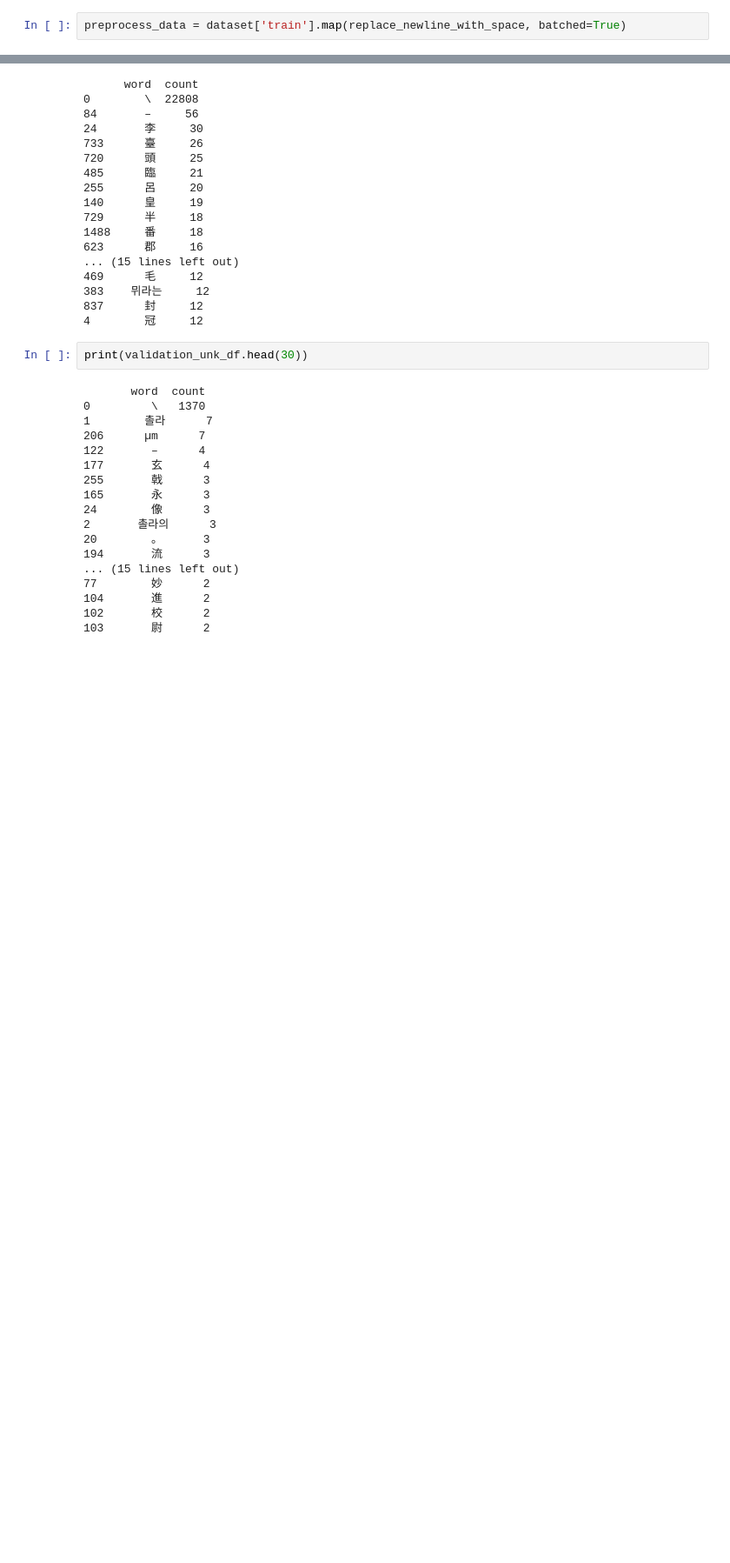
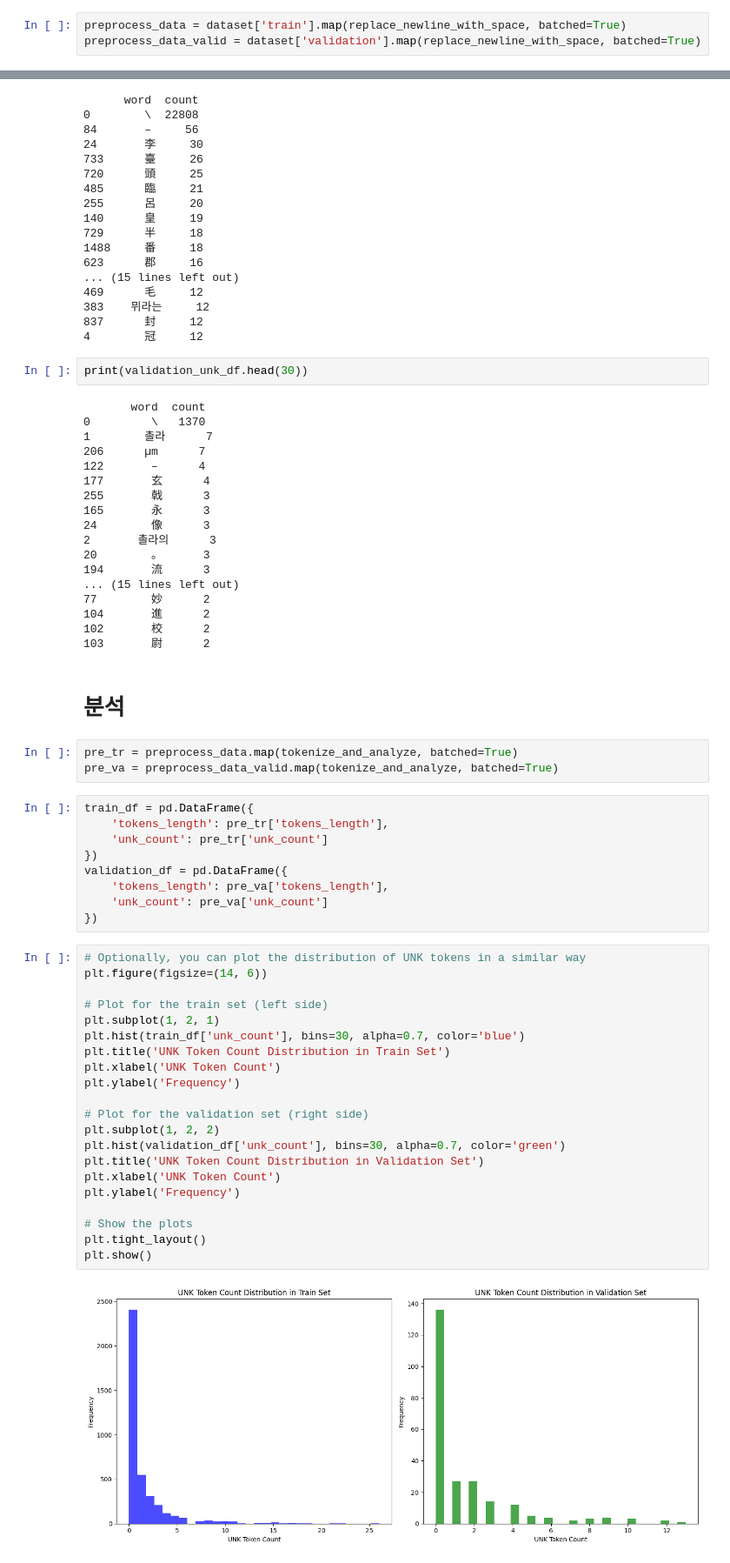
Before and after one commit to boostcampaitech7/level2-mrc-nlp-03, a Jupyter notebook: code/EDA/tokenized_context_EDA.ipynb, the cells around one changed output, grey strips where cells are left out. Shown at 87% size. Saved outputs shown, nothing was run; the diff lists cells and outputs as text; blank space fills up the shorter version.

Commit message:
feat: finish tokenized_context_EDA
- add UNK count graphs after preprocessing

#12

```diff
--- a/code/EDA/tokenized_context_EDA.ipynb
+++ b/code/EDA/tokenized_context_EDA.ipynb
@@ -277,5 +275,6 @@ def replace_newline_with_space(examples):
     return examples
 # %%
 preprocess_data = dataset['train'].map(replace_newline_with_space, batched=True)
+preprocess_data_valid = dataset['validation'].map(replace_newline_with_space, batched=True)
 # %%
 preprocess_train_dataset_unk = preprocess_data.map(tokenize_and_find_unk, batched=True, remove_columns=preprocess_data.column_names)
@@ -399,3 +400,40 @@ print(validation_unk_df.head(30))
 104       進      2
 102       校      2
 103       尉      2
+# %% [markdown]
+# 분석
+# %%
+pre_tr = preprocess_data.map(tokenize_and_analyze, batched=True)
+pre_va = preprocess_data_valid.map(tokenize_and_analyze, batched=True)
+# %%
+train_df = pd.DataFrame({
+    'tokens_length': pre_tr['tokens_length'],
+    'unk_count': pre_tr['unk_count']
+})
+validation_df = pd.DataFrame({
+    'tokens_length': pre_va['tokens_length'],
+    'unk_count': pre_va['unk_count']
+})
+# %%
+# Optionally, you can plot the distribution of UNK tokens in a similar way
+plt.figure(figsize=(14, 6))
+
+# Plot for the train set (left side)
+plt.subplot(1, 2, 1)
+plt.hist(train_df['unk_count'], bins=30, alpha=0.7, color='blue')
+plt.title('UNK Token Count Distribution in Train Set')
+plt.xlabel('UNK Token Count')
+plt.ylabel('Frequency')
+
+# Plot for the validation set (right side)
+plt.subplot(1, 2, 2)
+plt.hist(validation_df['unk_count'], bins=30, alpha=0.7, color='green')
+plt.title('UNK Token Count Distribution in Validation Set')
+plt.xlabel('UNK Token Count')
+plt.ylabel('Frequency')
+
+# Show the plots
+plt.tight_layout()
+plt.show()
+# %% [output]
+[figure, added]
```
Also changed, not shown: parts of 2 cells of this notebook.
